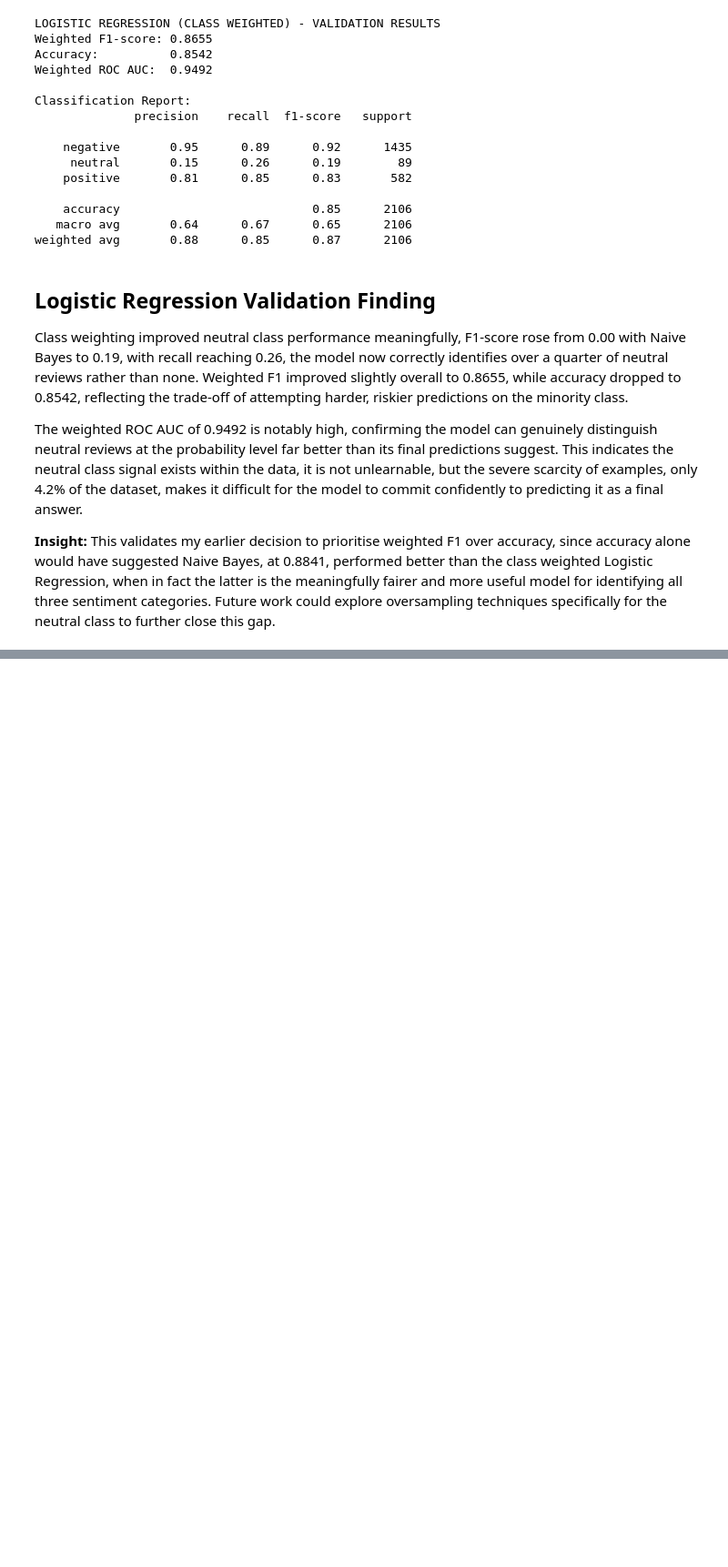
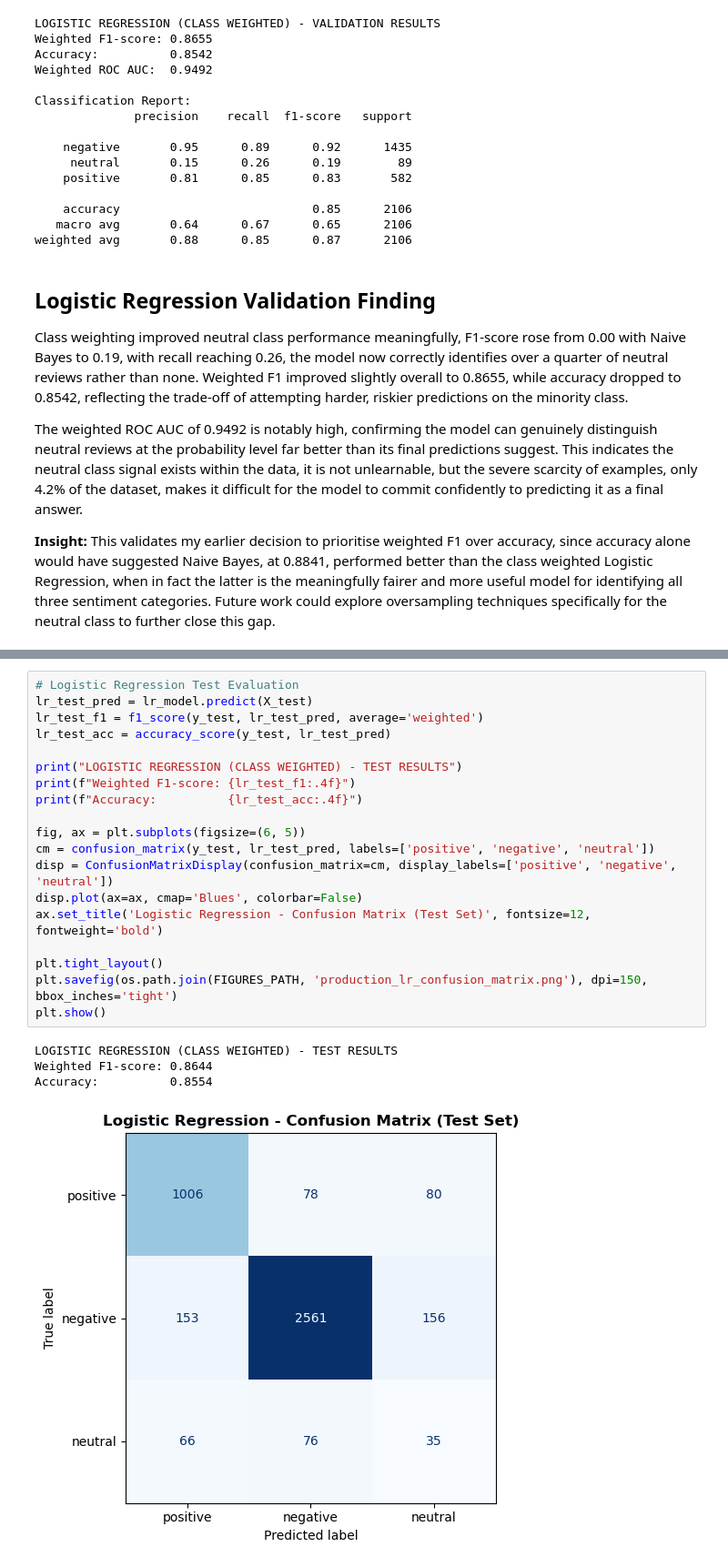
Before and after one commit to AishatOlisa/shopease-sentiment-analysis, a Jupyter notebook: notebooks/phase2_production_dataset/14_classical_modelling.ipynb, the cells around one changed output, grey strips where cells are left out. Shown at 91% size. Drawn from its saved outputs; the diff is of its cells as text; blank space fills up the shorter version.

```diff
--- a/notebooks/phase2_production_dataset/14_classical_modelling.ipynb
+++ b/notebooks/phase2_production_dataset/14_classical_modelling.ipynb
@@ -214,0 +255,24 @@ close this gap.
+# %%
+# Logistic Regression Test Evaluation
+lr_test_pred = lr_model.predict(X_test)
+lr_test_f1 = f1_score(y_test, lr_test_pred, average='weighted')
+lr_test_acc = accuracy_score(y_test, lr_test_pred)
+
+print("LOGISTIC REGRESSION (CLASS WEIGHTED) - TEST RESULTS")
+print(f"Weighted F1-score: {lr_test_f1:.4f}")
+print(f"Accuracy:          {lr_test_acc:.4f}")
+
+fig, ax = plt.subplots(figsize=(6, 5))
+cm = confusion_matrix(y_test, lr_test_pred, labels=['positive', 'negative', 'neutral'])
+disp = ConfusionMatrixDisplay(confusion_matrix=cm, display_labels=['positive', 'negative', 'neutral'])
+disp.plot(ax=ax, cmap='Blues', colorbar=False)
+ax.set_title('Logistic Regression - Confusion Matrix (Test Set)', fontsize=12, fontweight='bold')
+
+plt.tight_layout()
+plt.savefig(os.path.join(FIGURES_PATH, 'production_lr_confusion_matrix.png'), dpi=150, bbox_inches='tight')
+plt.show()
+# %% [output]
+LOGISTIC REGRESSION (CLASS WEIGHTED) - TEST RESULTS
+Weighted F1-score: 0.8644
+Accuracy:          0.8554
+[figure, added]
```
Also changed, not shown: parts of 4 cells of this notebook, 2 other files.
